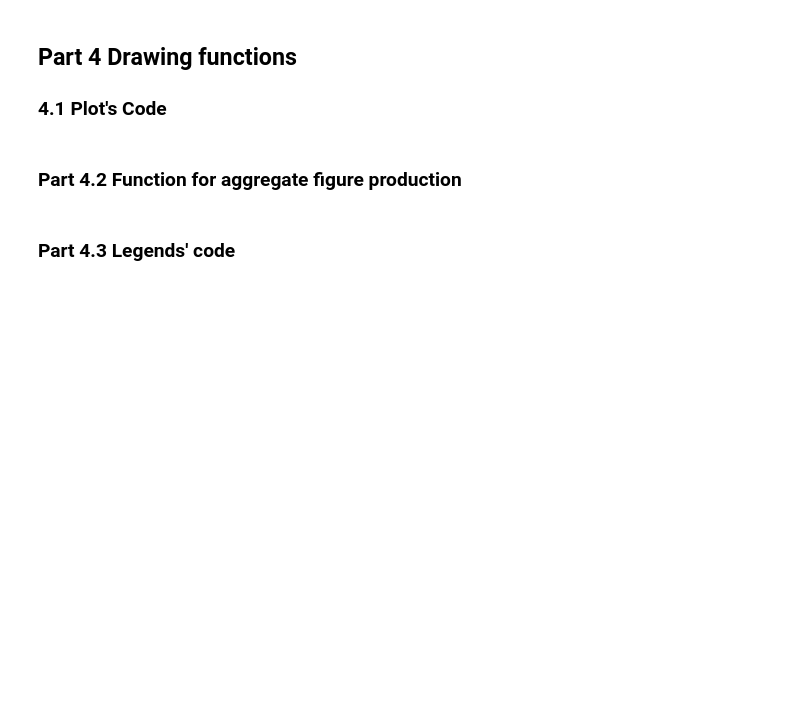
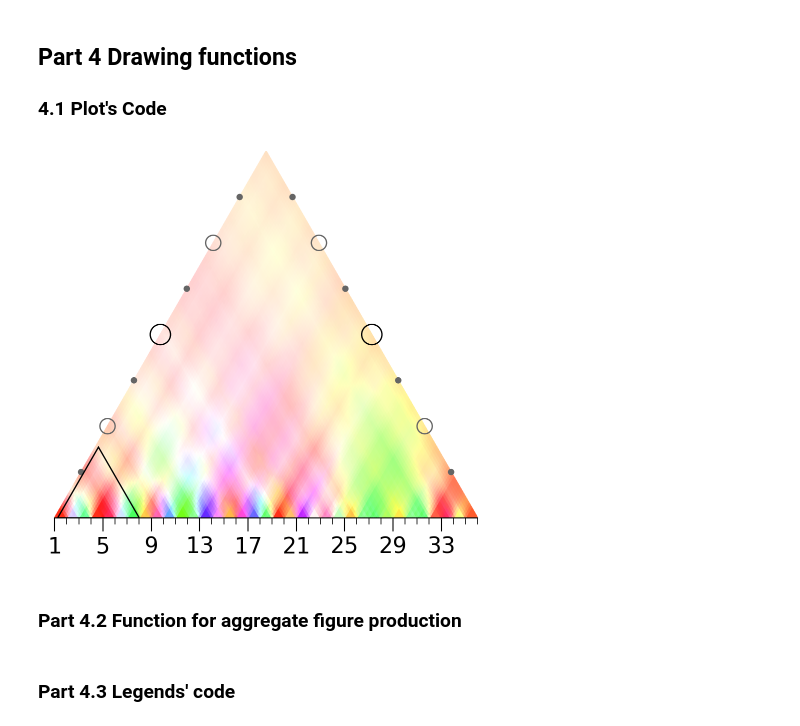
Before and after one commit to DCMLab/wavescapes, a Jupyter notebook: refactoring.ipynb, the cells around one changed output. Saved outputs shown, nothing was run; the diff lists cells and outputs as text; code cells hidden in the pictures; blank space fills up the shorter version.

Commit message:
Subwavescaping implemented, tick still WIP

```diff
--- a/refactoring.ipynb
+++ b/refactoring.ipynb
@@ -1206,6 +1217,23 @@ class Wavescape(object):
         ax.set_ylim(bottom=-self.height/2., top=self.height/2.)
         ax.set_xlim(left=-self.width/2.-primitive_half_width, right=self.width/2.-primitive_half_width)
         plt.tight_layout()
+# %%
+# transforms the MIDI Files into a list of pitch class distribution, each corresponding to a slice of one quarter note from the file.
+pc_mat = produce_pitch_class_matrix_from_filename(filepath =bach_prelude_midi, aw_size = 1.)
+
+# the DFT is applied to each of the pitch class distribution
+fourier_mat = apply_dft_to_pitch_class_matrix(pc_mat)
+
+# only the third Fourier coefficient is kept from the previous result and the matrix holding all color coded measurement is built
+coeff_mat = complex_utm_to_ws_utm(fourier_mat, coeff=3)
+
+# an instance of a class that allows the drawing of the previous matrix of colors is produced with the resolution being indicated as 500 pixels in width.
+ws = Wavescape(coeff_mat, pixel_width=500)
+
+# this draw the plot as an matplotlib figure. If called on a noteboot, this will display the figure at the end of the cell.
+ws.draw(tick_ratio=4, subparts_highlighted=[[1,28]])
+# %% [output]
+[figure, added]
 # %% [markdown]
 ### Part 4.2 Function for aggregate figure production
 # %%
```
Also changed, not shown: parts of 5 cells of this notebook.
